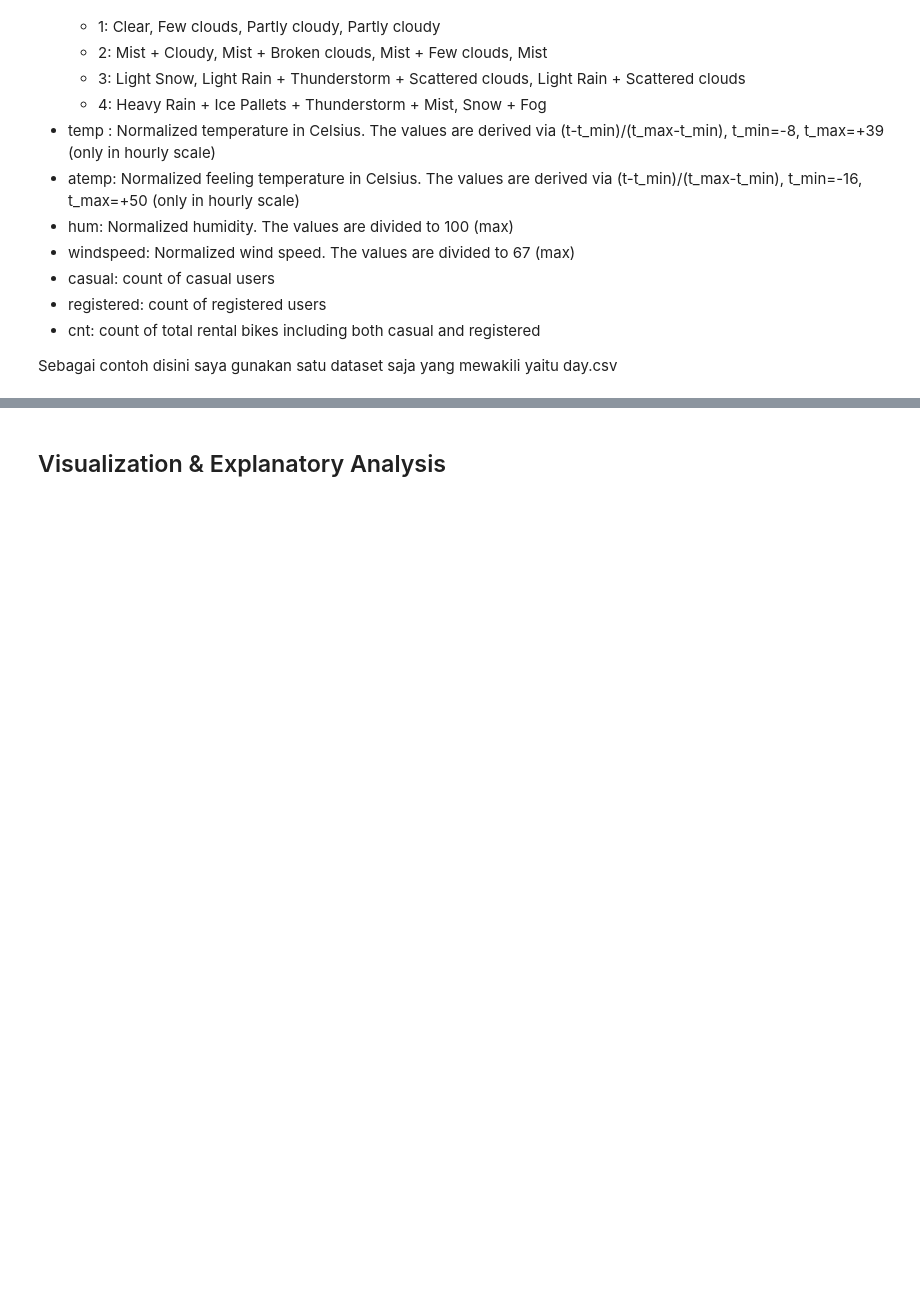
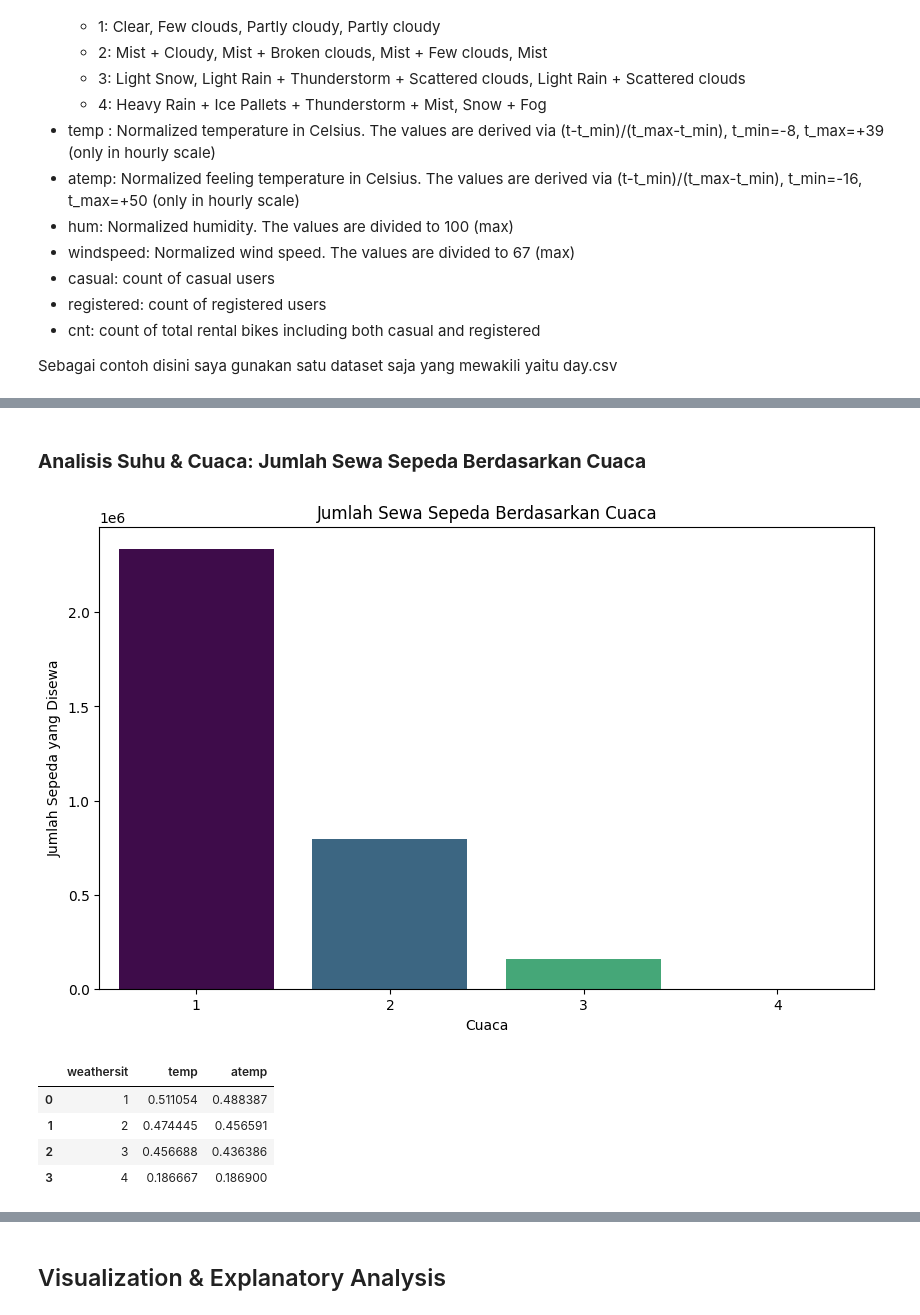
Before and after one commit to Naukyy/analisisdata, a Jupyter notebook: notebook.ipynb, the cells around one changed output, grey strips where cells are left out. Cells and saved outputs as stored; diff of their text form; code cells hidden in the pictures; blank space fills up the shorter version.

```diff
--- a/notebook.ipynb
+++ b/notebook.ipynb
@@ -252,0 +230,21 @@ plt.show()
+# %% [markdown]
+### **Analisis Suhu & Cuaca: Jumlah Sewa Sepeda Berdasarkan Cuaca**
+# %%
+# Visualisasi hubungan antara suhu, cuaca, dan jumlah sewa sepeda
+weather_grouped = hour_data.groupby('weathersit').agg({'cnt': 'sum', 'temp': 'mean', 'atemp': 'mean'}).reset_index()
+
+fig, ax = plt.subplots(figsize=(10, 6))
+sns.barplot(x='weathersit', y='cnt', data=weather_grouped, ax=ax, palette="viridis", hue='weathersit', legend=False)
+ax.set_title("Jumlah Sewa Sepeda Berdasarkan Cuaca")
+ax.set_xlabel("Cuaca")
+ax.set_ylabel("Jumlah Sepeda yang Disewa")
+plt.show()
+
+weather_grouped[['weathersit', 'temp', 'atemp']]
+# %% [output]
+[figure, added]
+|  | weathersit | temp | atemp |
+| 0 | 1 | 0.511054 | 0.488387 |
+| 1 | 2 | 0.474445 | 0.456591 |
+| 2 | 3 | 0.456688 | 0.436386 |
+| 3 | 4 | 0.186667 | 0.186900 |
```
Also changed, not shown: parts of 58 cells of this notebook.
